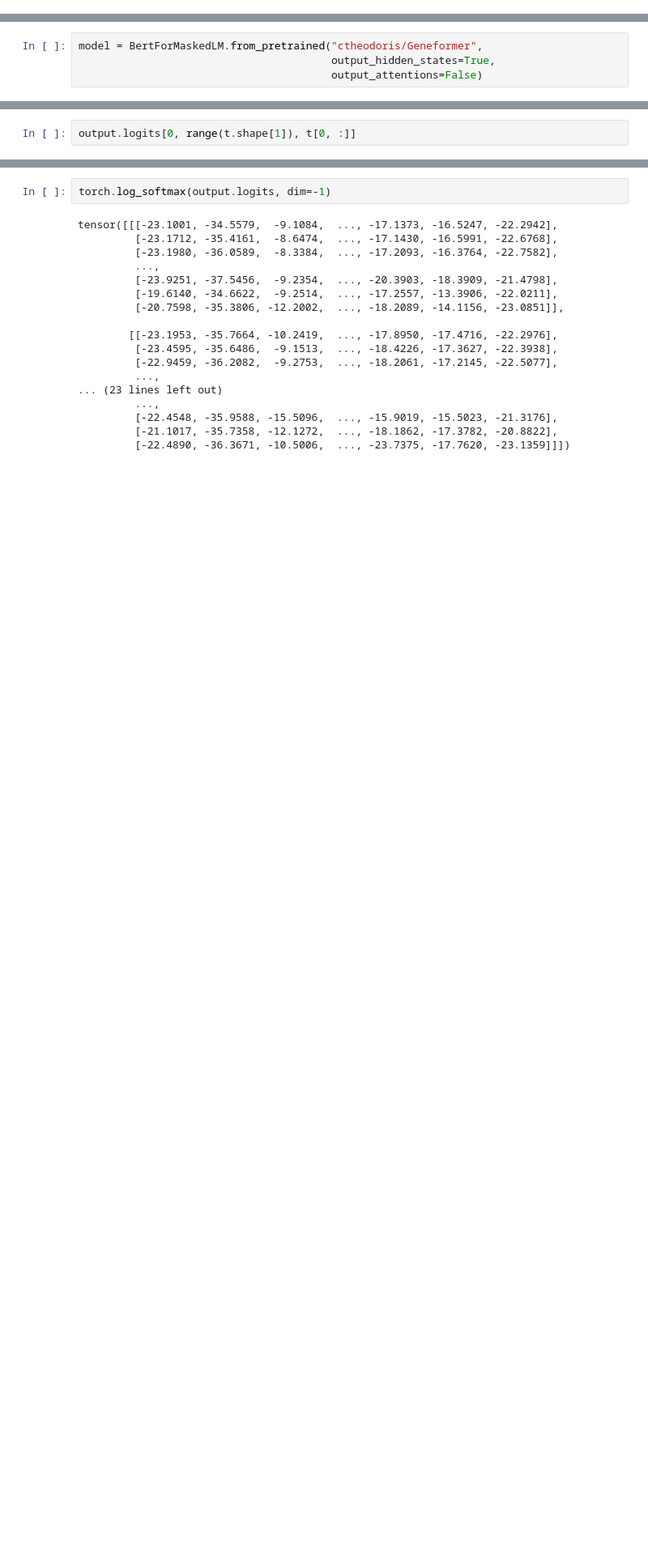
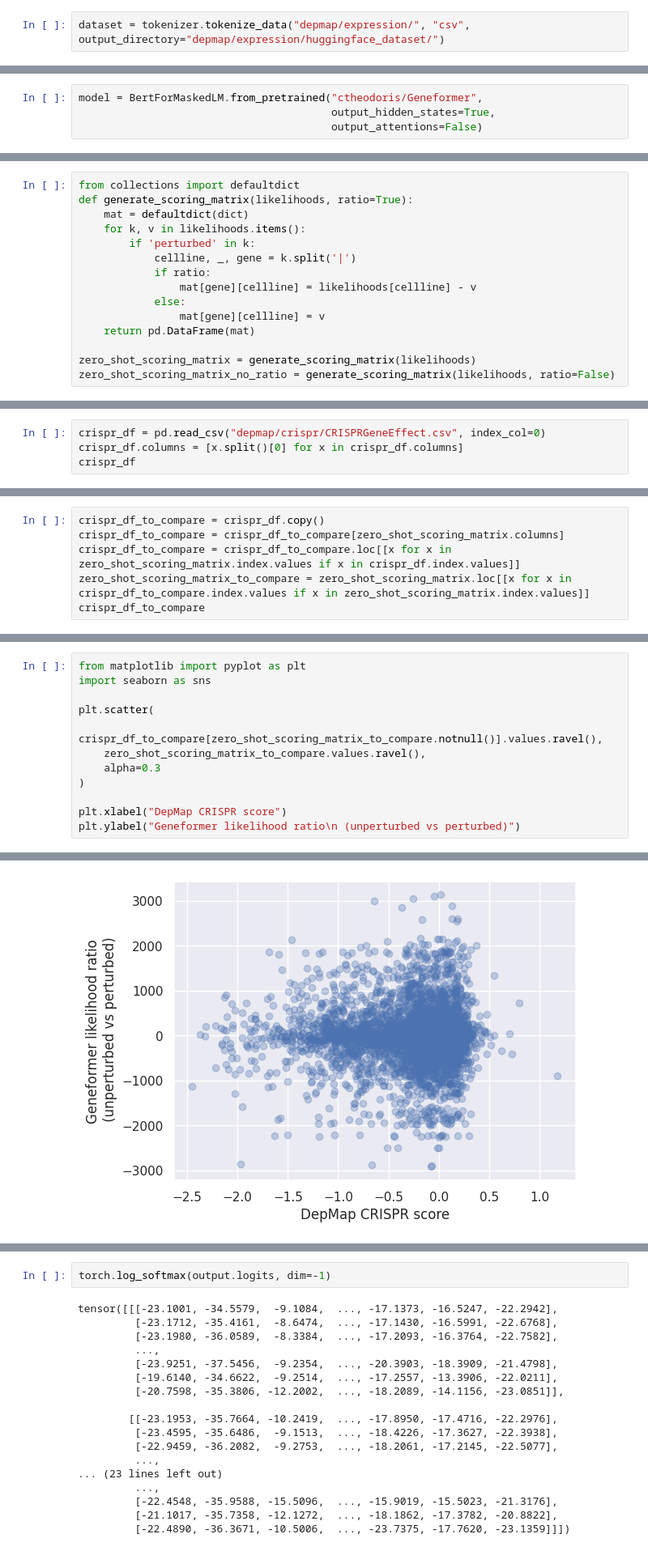
Before and after one commit to dimenwarper/gexpfoundation_hackathon, a Jupyter notebook: perturbation_poc.ipynb, the cells around one changed output, grey strips where cells are left out. Shown: that part at 81% size. Cells and saved outputs as stored; diff of their text form; blank space fills up the shorter version.

Commit message:
working perturbation score

```diff
--- a/perturbation_poc.ipynb
+++ b/perturbation_poc.ipynb
@@ -235,3 +236,5 @@ Dataset({
     features: ['input_ids', 'sample_id', 'length'],
     num_rows: 5
 })
+# %%
+dataset = tokenizer.tokenize_data("depmap/expression/", "csv", output_directory="depmap/expression/huggingface_dataset/")
@@ -267,0 +355,15 @@ tensor([[20391, 11958, 20794,  ...,  5117,  2812,  4699],
+# %%
+from collections import defaultdict
+def generate_scoring_matrix(likelihoods, ratio=True):
+    mat = defaultdict(dict)
+    for k, v in likelihoods.items():
+        if 'perturbed' in k:
+            cellline, _, gene = k.split('|')
+            if ratio:
+                mat[gene][cellline] = likelihoods[cellline] - v
+            else:
+                mat[gene][cellline] = v
+    return pd.DataFrame(mat)
+
+zero_shot_scoring_matrix = generate_scoring_matrix(likelihoods)
+zero_shot_scoring_matrix_no_ratio = generate_scoring_matrix(likelihoods, ratio=False)
@@ -267,0 +372,4 @@ tensor([[20391, 11958, 20794,  ...,  5117,  2812,  4699],
+# %%
+crispr_df = pd.read_csv("depmap/crispr/CRISPRGeneEffect.csv", index_col=0)
+crispr_df.columns = [x.split()[0] for x in crispr_df.columns]
+crispr_df
@@ -267,0 +391,6 @@ tensor([[20391, 11958, 20794,  ...,  5117,  2812,  4699],
+# %%
+crispr_df_to_compare = crispr_df.copy()
+crispr_df_to_compare = crispr_df_to_compare[zero_shot_scoring_matrix.columns]
+crispr_df_to_compare = crispr_df_to_compare.loc[[x for x in zero_shot_scoring_matrix.index.values if x in crispr_df.index.values]]
+zero_shot_scoring_matrix_to_compare = zero_shot_scoring_matrix.loc[[x for x in crispr_df_to_compare.index.values if x in zero_shot_scoring_matrix.index.values]]
+crispr_df_to_compare
@@ -268,3 +414,13 @@ tensor([[20391, 11958, 20794,  ...,  5117,  2812,  4699],
 # %%
-output.logits[0, range(t.shape[1]), t[0, :]]
+from matplotlib import pyplot as plt
+import seaborn as sns
+
+plt.scatter(
+    crispr_df_to_compare[zero_shot_scoring_matrix_to_compare.notnull()].values.ravel(),
+    zero_shot_scoring_matrix_to_compare.values.ravel(),
+    alpha=0.3
+)
+
+plt.xlabel("DepMap CRISPR score")
+plt.ylabel("Geneformer likelihood ratio\n (unperturbed vs perturbed)")
 # %% [output]
@@ -271,0 +428 @@ tensor([-5.5663, -7.3021,  0.5867,  ...,  9.0273,  6.5536,  6.3689])
+[figure, added]
```
Also changed, not shown: parts of 14 cells of this notebook, 1 other file.
